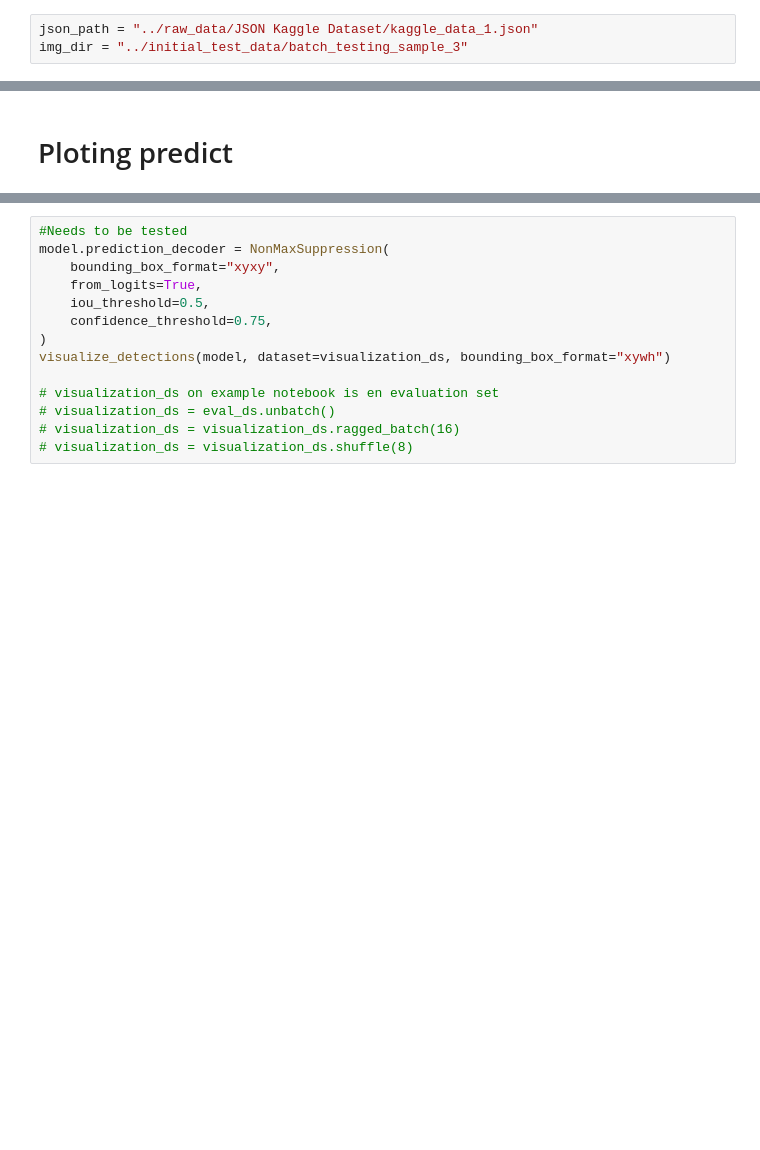
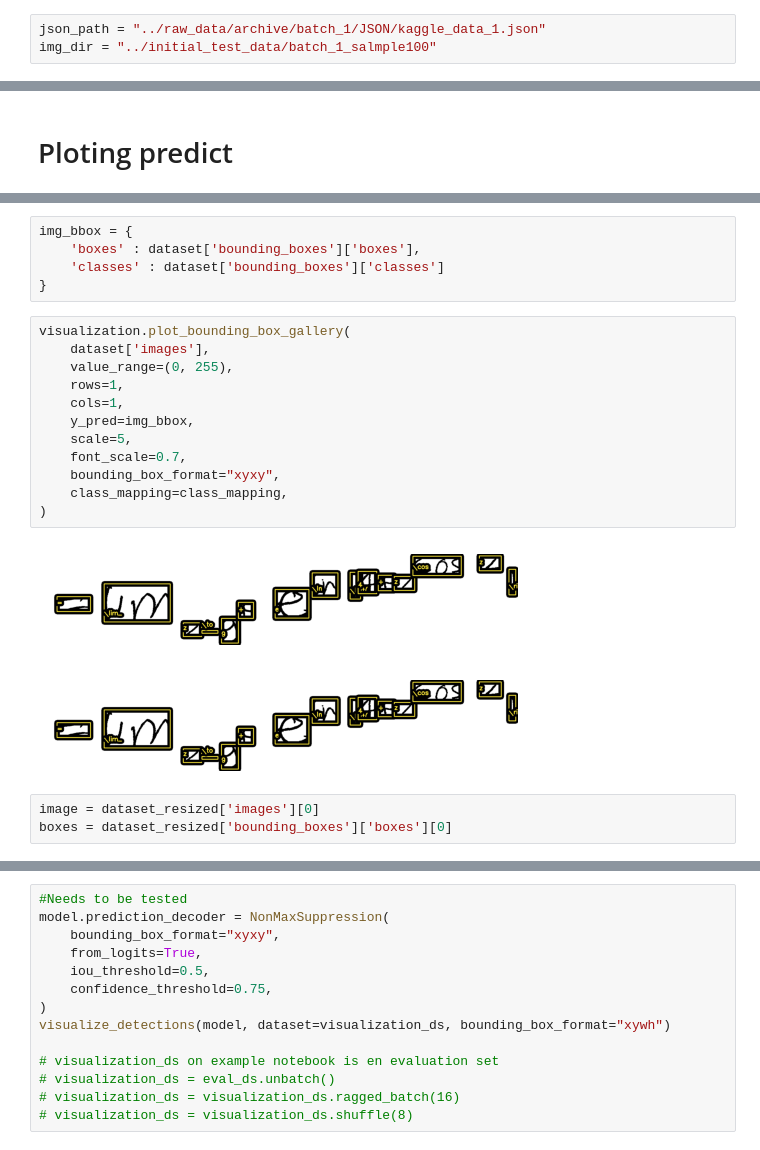
Before and after one commit to ChilleeX/NoLaTeX, a Jupyter notebook: notebooks/model-training-philipp.ipynb, the cells around one changed output, grey strips where cells are left out. Cells and saved outputs as stored; diff of their text form; blank space fills up the shorter version.

```diff
--- a/notebooks/model-training-philipp.ipynb
+++ b/notebooks/model-training-philipp.ipynb
@@ -69,8 +75,8 @@ from nolatex.ml_logic.utils import load_dataset
 # %% [markdown]
 # Define Paths
 # %%
-json_path = "../raw_data/JSON Kaggle Dataset/kaggle_data_1.json"
-img_dir = "../initial_test_data/batch_testing_sample_3"
+json_path = "../raw_data/archive/batch_1/JSON/kaggle_data_1.json"
+img_dir = "../initial_test_data/batch_1_salmple100"
 # %% [markdown]
 # Load Data into the right format
 # %%
@@ -204,0 +246,23 @@ visualization.plot_bounding_box_gallery(
+# %%
+img_bbox = {
+    'boxes' : dataset['bounding_boxes']['boxes'],
+    'classes' : dataset['bounding_boxes']['classes']
+}
+# %%
+visualization.plot_bounding_box_gallery(
+    dataset['images'],
+    value_range=(0, 255),
+    rows=1,
+    cols=1,
+    y_pred=img_bbox,
+    scale=5,
+    font_scale=0.7,
+    bounding_box_format="xyxy",
+    class_mapping=class_mapping,
+)
+# %% [output]
+[figure, added]
+[figure, added]
+# %%
+image = dataset_resized['images'][0]
+boxes = dataset_resized['bounding_boxes']['boxes'][0]
```
Also changed, not shown: parts of 15 cells of this notebook, 7 other files.
